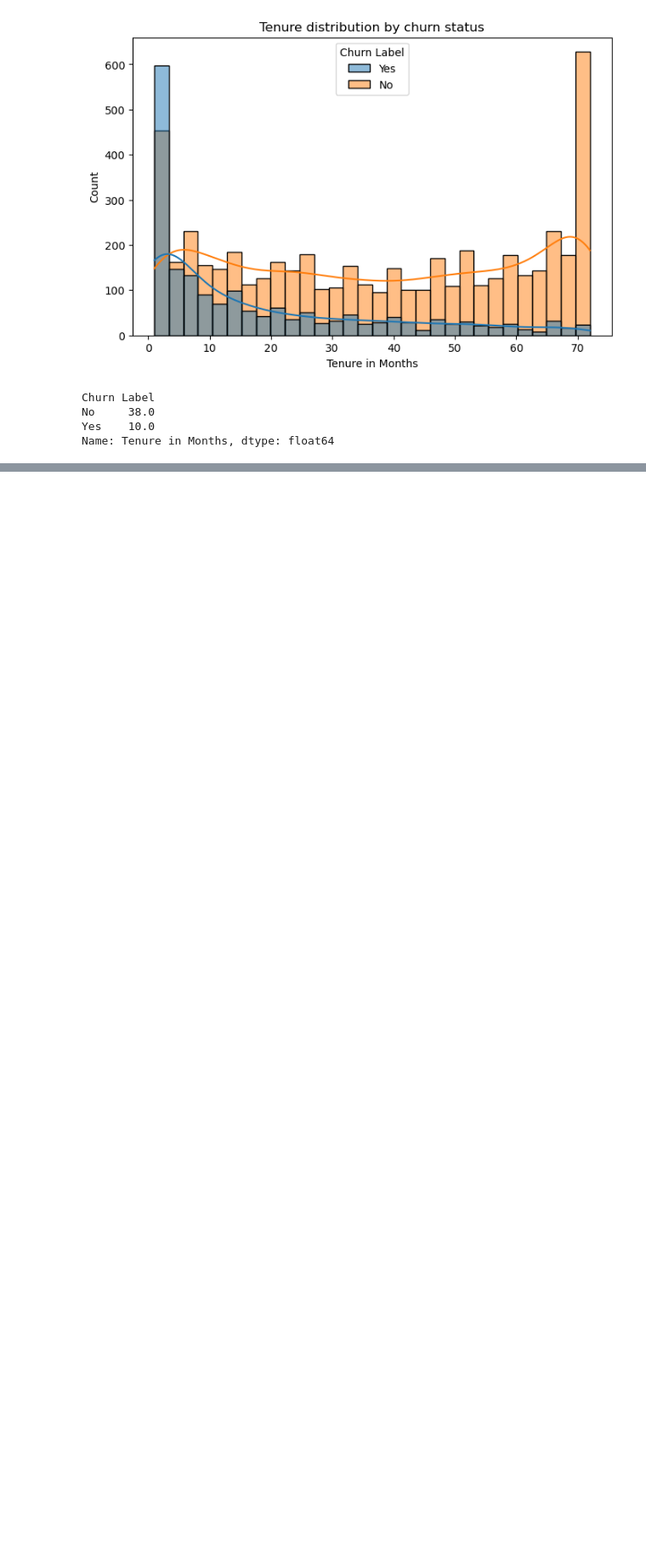
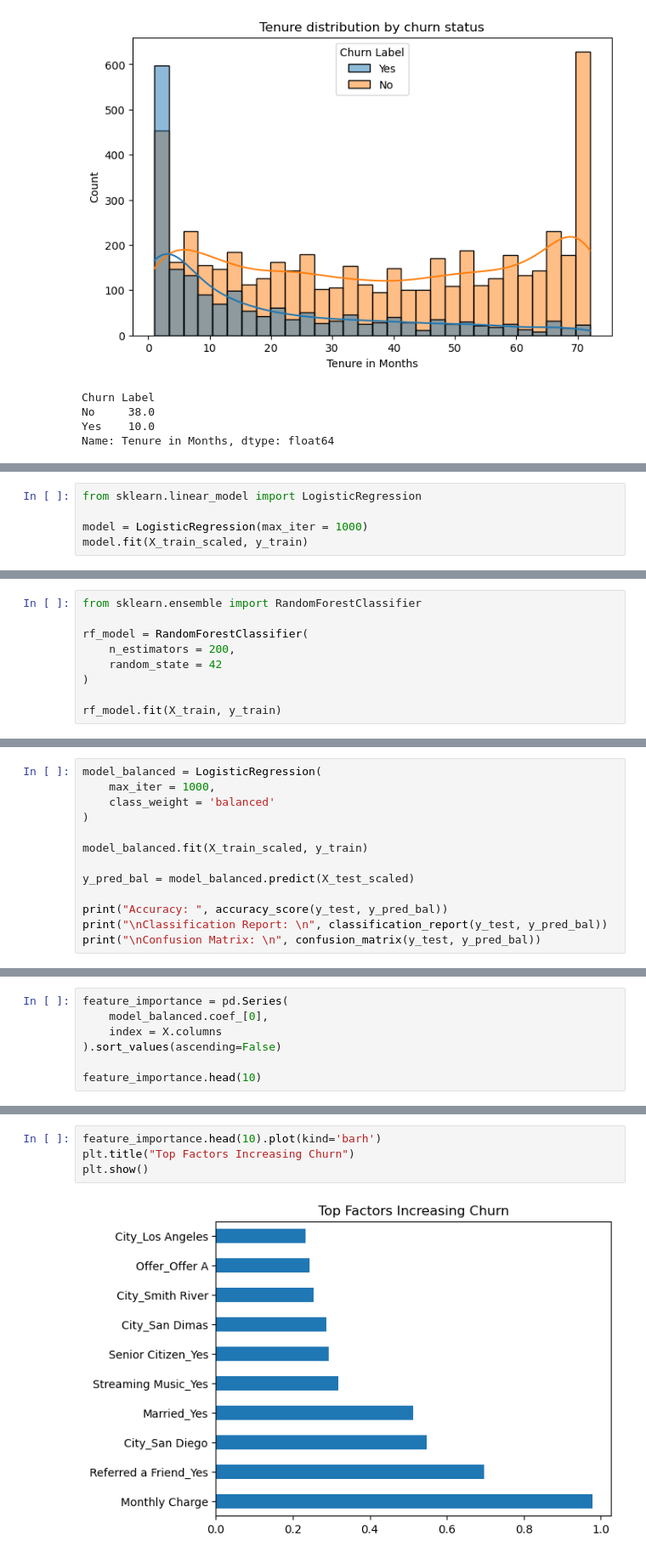
Before and after one commit to Free-Hertz/customer-churn-prediction, a Jupyter notebook: churn_analysis.ipynb, the cells around one changed output, grey strips where cells are left out. Shown at 85% size. Saved outputs shown, nothing was run; the diff lists cells and outputs as text; blank space fills up the shorter version.

Commit message:
Completed EDA, preprocessing, baseline and balanced churn models

```diff
--- a/churn_analysis.ipynb
+++ b/churn_analysis.ipynb
@@ -118,0 +271,5 @@ Name: Tenure in Months, dtype: float64
+# %%
+from sklearn.linear_model import LogisticRegression
+
+model = LogisticRegression(max_iter = 1000)
+model.fit(X_train_scaled, y_train)
@@ -118,0 +305,9 @@ Name: Tenure in Months, dtype: float64
+# %%
+from sklearn.ensemble import RandomForestClassifier
+
+rf_model = RandomForestClassifier(
+    n_estimators = 200,
+    random_state = 42
+)
+
+rf_model.fit(X_train, y_train)
@@ -118,0 +341,13 @@ Name: Tenure in Months, dtype: float64
+# %%
+model_balanced = LogisticRegression(
+    max_iter = 1000,
+    class_weight = 'balanced'
+)
+
+model_balanced.fit(X_train_scaled, y_train)
+
+y_pred_bal = model_balanced.predict(X_test_scaled)
+
+print("Accuracy: ", accuracy_score(y_test, y_pred_bal))
+print("\nClassification Report: \n", classification_report(y_test, y_pred_bal))
+print("\nConfusion Matrix: \n", confusion_matrix(y_test, y_pred_bal))
@@ -118,0 +373,7 @@ Name: Tenure in Months, dtype: float64
+# %%
+feature_importance = pd.Series(
+    model_balanced.coef_[0],
+    index = X.columns
+).sort_values(ascending=False)
+
+feature_importance.head(10)
@@ -118,0 +392,6 @@ Name: Tenure in Months, dtype: float64
+# %%
+feature_importance.head(10).plot(kind='barh')
+plt.title("Top Factors Increasing Churn")
+plt.show()
+# %% [output]
+[figure, added]
```
Also changed, not shown: parts of 32 cells of this notebook.
